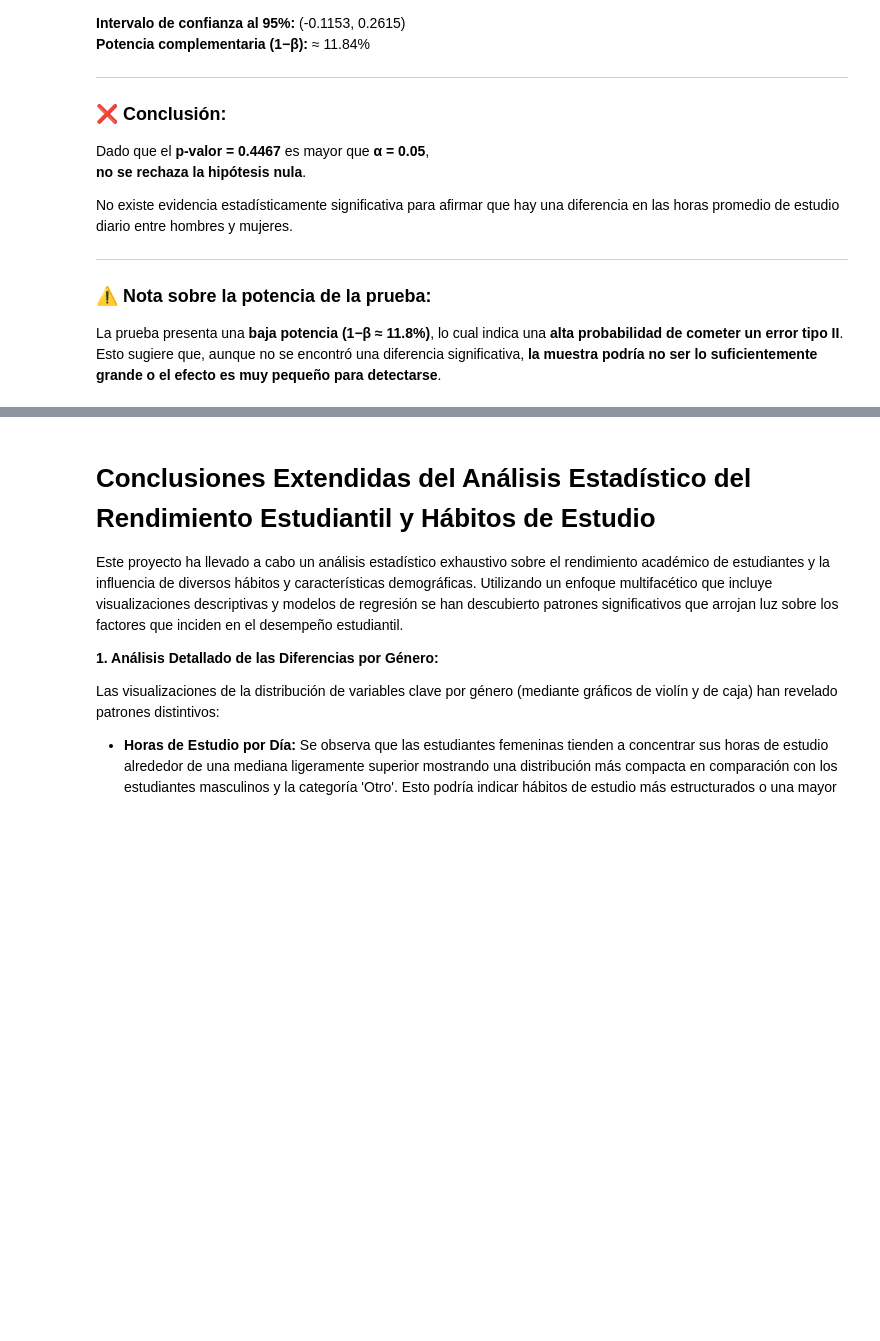
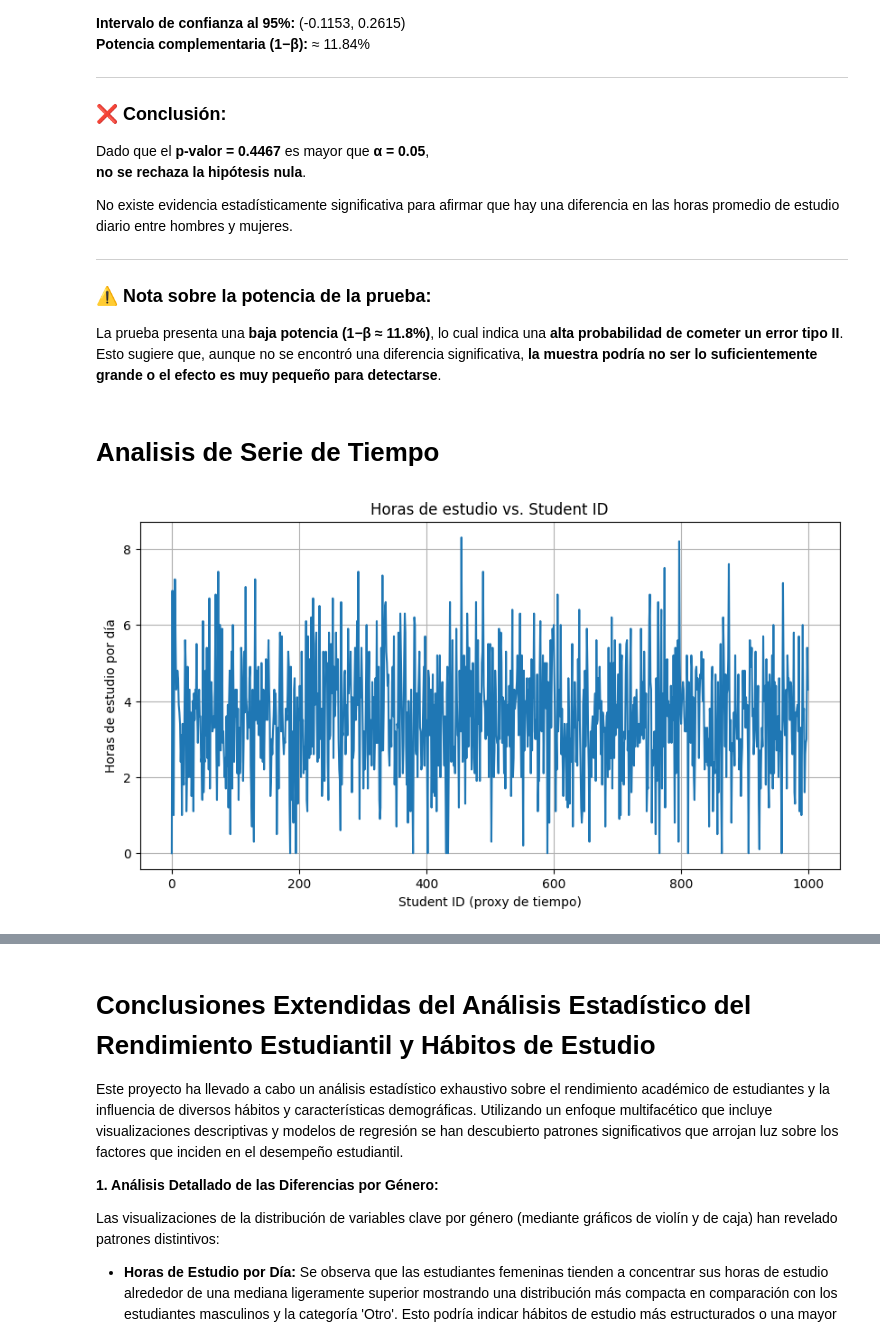
Before and after one commit to Jeymar06/ProyectoEstadisticaII, a Jupyter notebook: ProyectoEstadisticaII.ipynb, the cells around one changed output, grey strips where cells are left out. Saved outputs shown, nothing was run; the diff lists cells and outputs as text; code cells hidden in the pictures; blank space fills up the shorter version.

Commit message:
Se agrego la serie de tiempo

```diff
--- a/ProyectoEstadisticaII.ipynb
+++ b/ProyectoEstadisticaII.ipynb
@@ -1120,3 +1120,14 @@ No existe evidencia estadísticamente significativa para afirmar que hay una dif
 
 La prueba presenta una **baja potencia (1−β ≈ 11.8%)**, lo cual indica una **alta probabilidad de cometer un error tipo II**.
 Esto sugiere que, aunque no se encontró una diferencia significativa, **la muestra podría no ser lo suficientemente grande o el efecto es muy pequeño para detectarse**.
+# %% [markdown]
+# Analisis de Serie de Tiempo
+# %%
+df_sorted = df.sort_values('student_id')  # Asegura que esté ordenado
+df_sorted['study_hours_per_day'].plot(title='Horas de estudio vs. Student ID', figsize=(10, 5))
+plt.xlabel('Student ID (proxy de tiempo)')
+plt.ylabel('Horas de estudio por día')
+plt.grid(True)
+plt.show()
+# %% [output]
+[figure, added]
```
Also changed, not shown: parts of 3 cells of this notebook.
